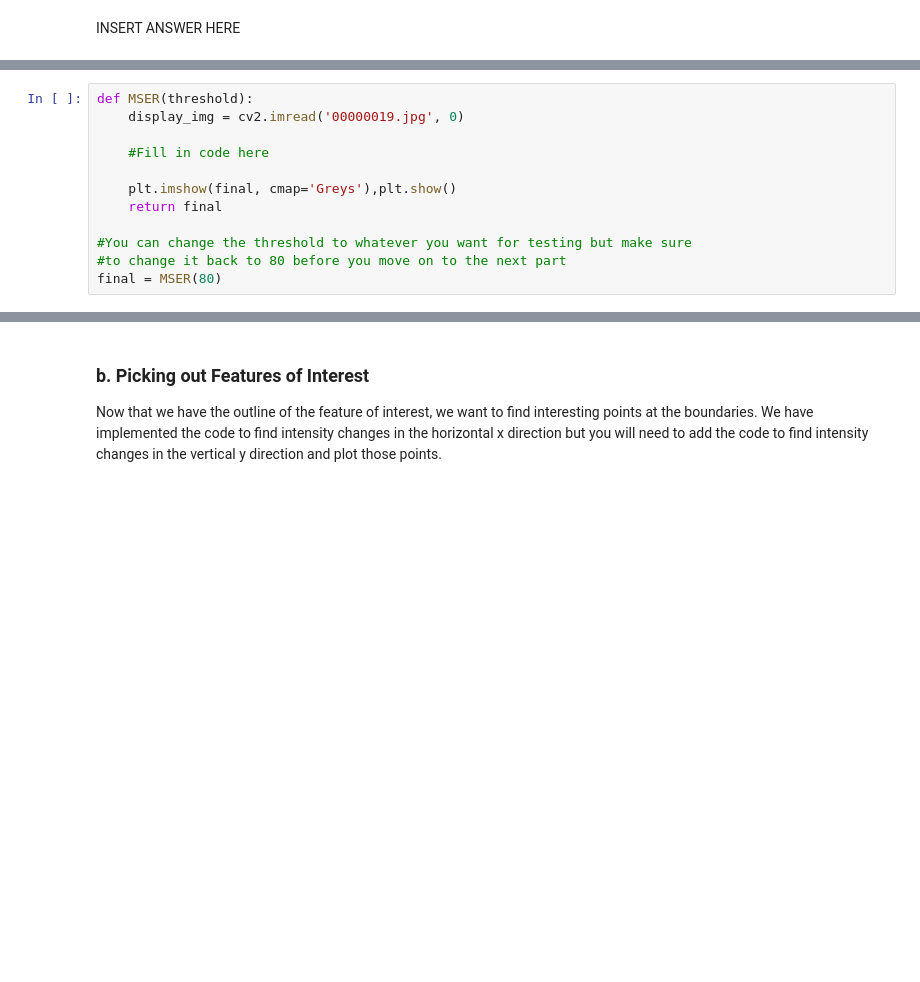
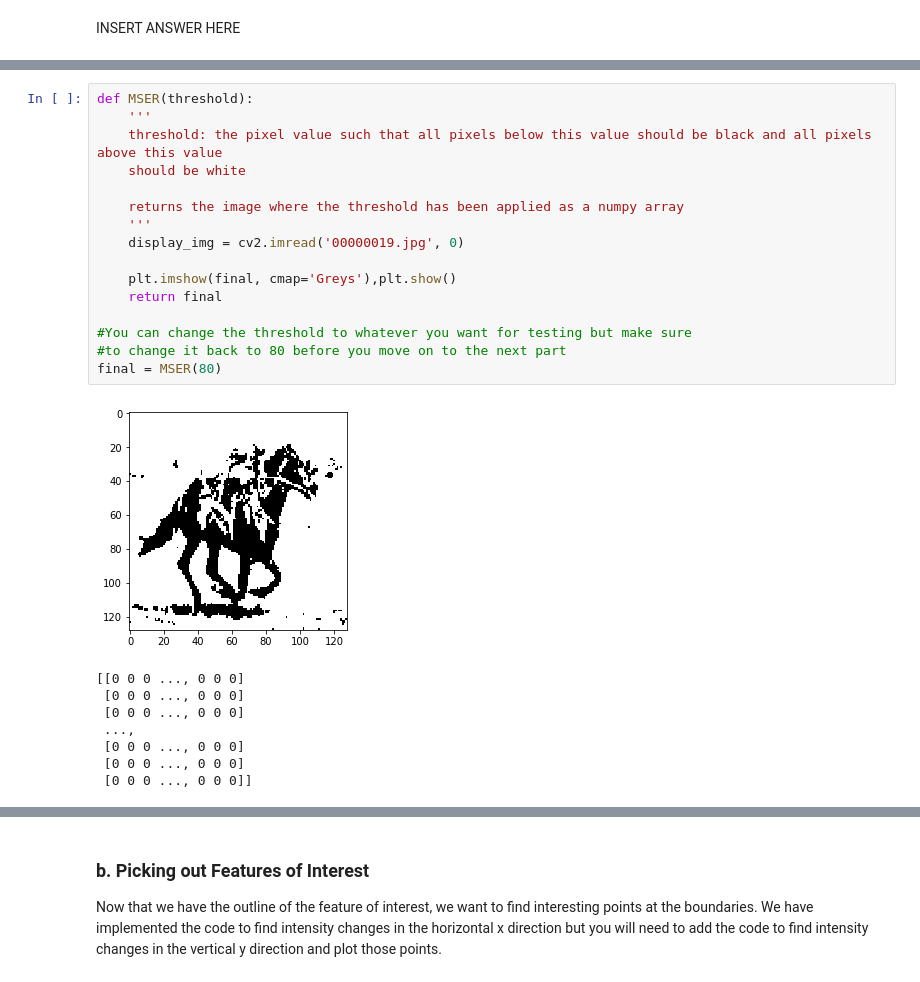
Before and after one commit to vontell/834-PSET, a Jupyter notebook: Image Classification.ipynb, the cells around one changed output, grey strips where cells are left out. Cells and saved outputs as stored; diff of their text form; blank space fills up the shorter version.

```diff
--- a/Image Classification.ipynb
+++ b/Image Classification.ipynb
@@ -68,13 +71,26 @@ We will explore the concept of thresholding, which is the idea that a threshold
 <img src="120" width="200" height="200"/>
 # %%
 def MSER(threshold):
+    '''
+    threshold: the pixel value such that all pixels below this value should be black and all pixels above this value
+    should be white
+
+    returns the image where the threshold has been applied as a numpy array
+    '''
     display_img = cv2.imread('00000019.jpg', 0)
-
-    #Fill in code here
 
     plt.imshow(final, cmap='Greys'),plt.show()
     return final
 
 #You can change the threshold to whatever you want for testing but make sure
 #to change it back to 80 before you move on to the next part
 final = MSER(80)
+# %% [output]
+[figure, added]
+[[0 0 0 ..., 0 0 0]
+ [0 0 0 ..., 0 0 0]
+ [0 0 0 ..., 0 0 0]
+ ...,
+ [0 0 0 ..., 0 0 0]
+ [0 0 0 ..., 0 0 0]
+ [0 0 0 ..., 0 0 0]]
```
Also changed, not shown: parts of 4 cells of this notebook, 7 other files.
